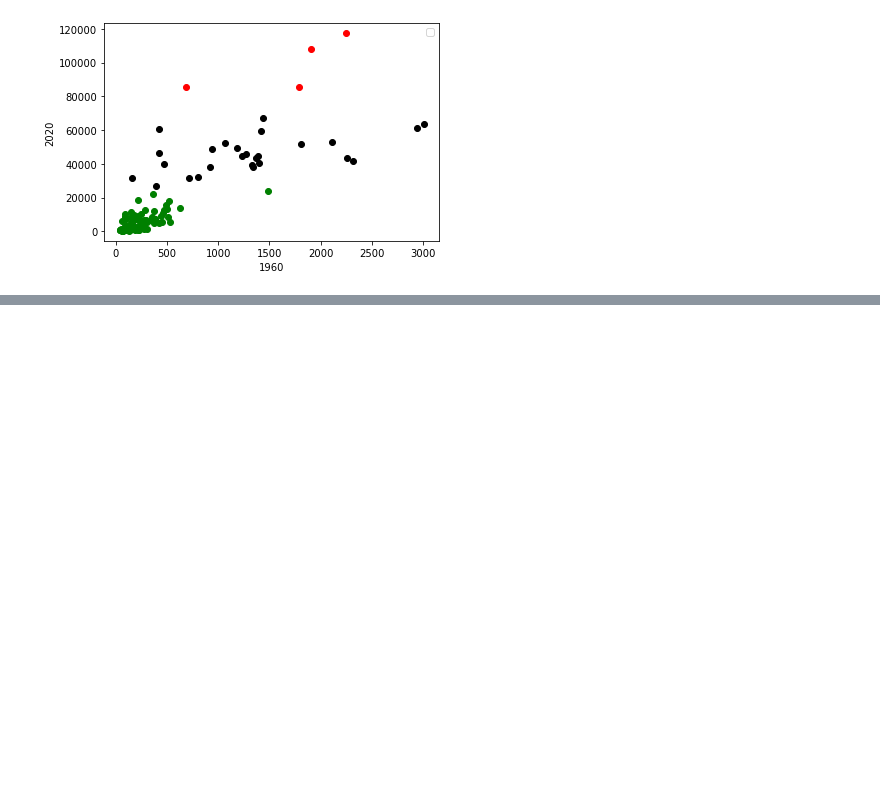
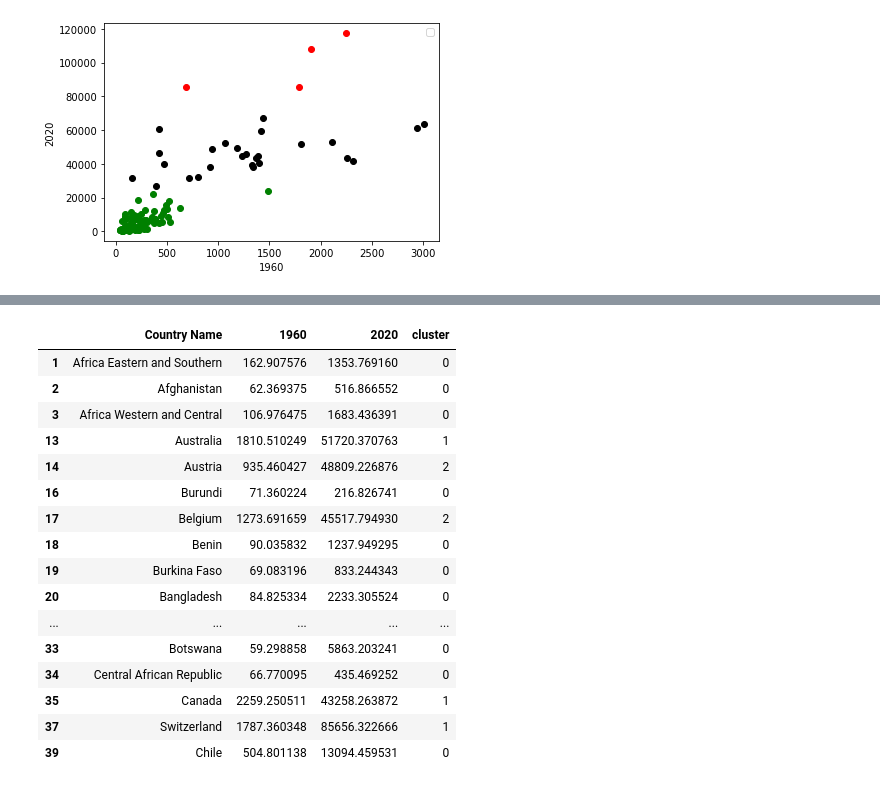
Before and after one commit to Jolek15/ADS-Clustering, a Jupyter notebook: Clustering Ass.ipynb, the cells around one changed output, grey strips where cells are left out. Saved outputs shown, nothing was run; the diff lists cells and outputs as text; code cells hidden in the pictures; blank space fills up the shorter version.

```diff
--- a/Clustering Ass.ipynb
+++ b/Clustering Ass.ipynb
@@ -182,0 +277,23 @@ new_X = X[cols_to_scale]
+# %%
+#assign the labels of the clusters to the cluster column of the original dataframe
+df_clust['cluster'] = km.labels_
+# %%
+df_clust.head(20)
+# %% [output]
+|  | Country Name | 1960 | 2020 | cluster |
+| 1 | Africa Eastern and Southern | 162.907576 | 1353.769160 | 0 |
+| 2 | Afghanistan | 62.369375 | 516.866552 | 0 |
+| 3 | Africa Western and Central | 106.976475 | 1683.436391 | 0 |
+| 13 | Australia | 1810.510249 | 51720.370763 | 1 |
+| 14 | Austria | 935.460427 | 48809.226876 | 2 |
+| 16 | Burundi | 71.360224 | 216.826741 | 0 |
+| 17 | Belgium | 1273.691659 | 45517.794930 | 2 |
+| 18 | Benin | 90.035832 | 1237.949295 | 0 |
+| 19 | Burkina Faso | 69.083196 | 833.244343 | 0 |
+| 20 | Bangladesh | 84.825334 | 2233.305524 | 0 |
+| ... | ... | ... | ... | ... |
+| 33 | Botswana | 59.298858 | 5863.203241 | 0 |
+| 34 | Central African Republic | 66.770095 | 435.469252 | 0 |
+| 35 | Canada | 2259.250511 | 43258.263872 | 1 |
+| 37 | Switzerland | 1787.360348 | 85656.322666 | 1 |
+| 39 | Chile | 504.801138 | 13094.459531 | 0 |
```
Also changed, not shown: parts of 12 cells of this notebook.
